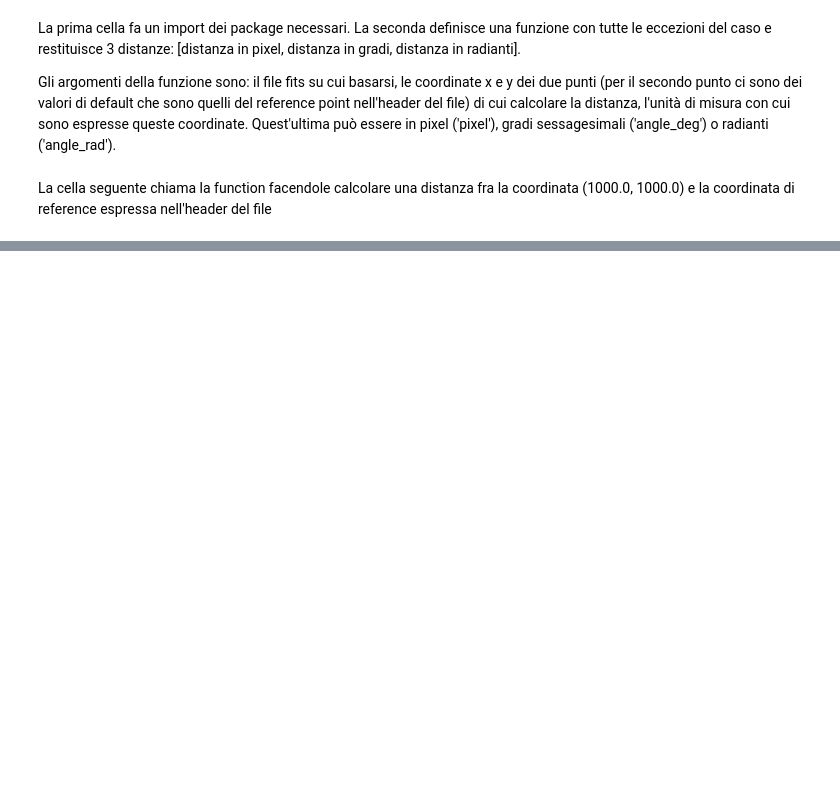
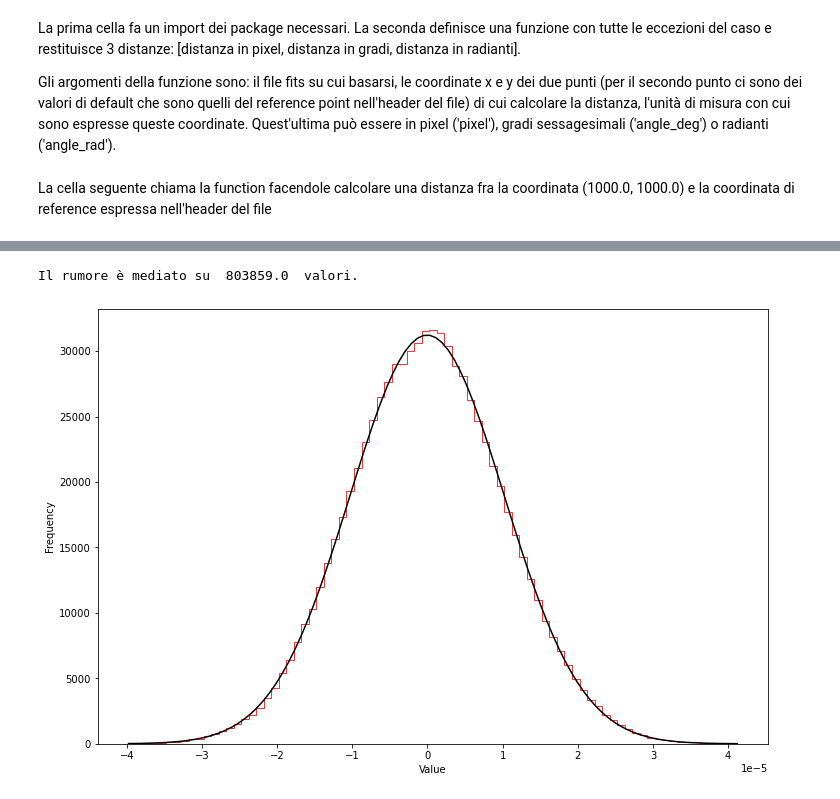
Before and after one commit to ratio999/Progetto_ab_informatiche, a Jupyter notebook: distance_function.ipynb, the cells around one changed output, grey strips where cells are left out. Cells and saved outputs as stored; diff of their text form; code cells hidden in the pictures; blank space fills up the shorter version.

Commit message:
dati trattati/ridotti e (a mio giudizio) pronti per la stima dei parametri 05_08_2022 GT

```diff
--- a/distance_function.ipynb
+++ b/distance_function.ipynb
@@ -95,0 +235,44 @@ distance_calc('SPT-CL_J2344-4243_band3_combined.dat.im.image.fits' , 1000.0 , 10
+# %%
+sci_noise=fits.open('SPT-CL_J2344-4243_band3_combined.jac.im.image.fits')[0]
+
+def setup_plot(figsize, xlabel, ylabel):
+    """ @brief Initialize basic plot parameters
+        @param figsize Figure size
+        @param xlabel X-axis label
+        @param ylabel Y-axis label
+    """
+
+    plt.figure(figsize=figsize)
+    plt.xlabel(xlabel)
+    plt.ylabel(ylabel)
+
+noise=sci_noise.data
+noise_m=np.nanmean(noise)
+noise_var=np.nanvar(noise)
+noise_min=np.nanmin(noise)
+noise_max=np.nanmax(noise)
+noise_size=0.0
+for i in range (0, 2048):
+    for j in range(0, 2048):
+        if not np.isnan(noise[i][j]):
+            noise_size += 1.0
+print("Il rumore è mediato su " , noise_size , " valori.")
+
+bins = np.arange(noise_min, noise_max, 0.000001)
+x = np.linspace(noise_min, noise_max, 100)
+def f(x , a , b , c):
+    noise_gauss = 1./(np.sqrt(2.*np.pi*a)) * np.exp(-np.power((x-b)/np.sqrt(a), 2.)/2)
+    noise_gauss_norm = noise_gauss * c * 0.000001
+    return noise_gauss_norm
+
+setup_plot((12,8), 'Value', 'Frequency')
+plt.hist(noise.ravel(), bins=bins, histtype='step', linewidth=0.8, color='r')
+
+
+
+
+plt.plot(x, f(x , noise_var , noise_m , noise_size), color='black')
+plt.show()
+# %% [output]
+Il rumore è mediato su  803859.0  valori.
+[figure, added]
```
Also changed, not shown: parts of 12 cells of this notebook, 2 other files.
